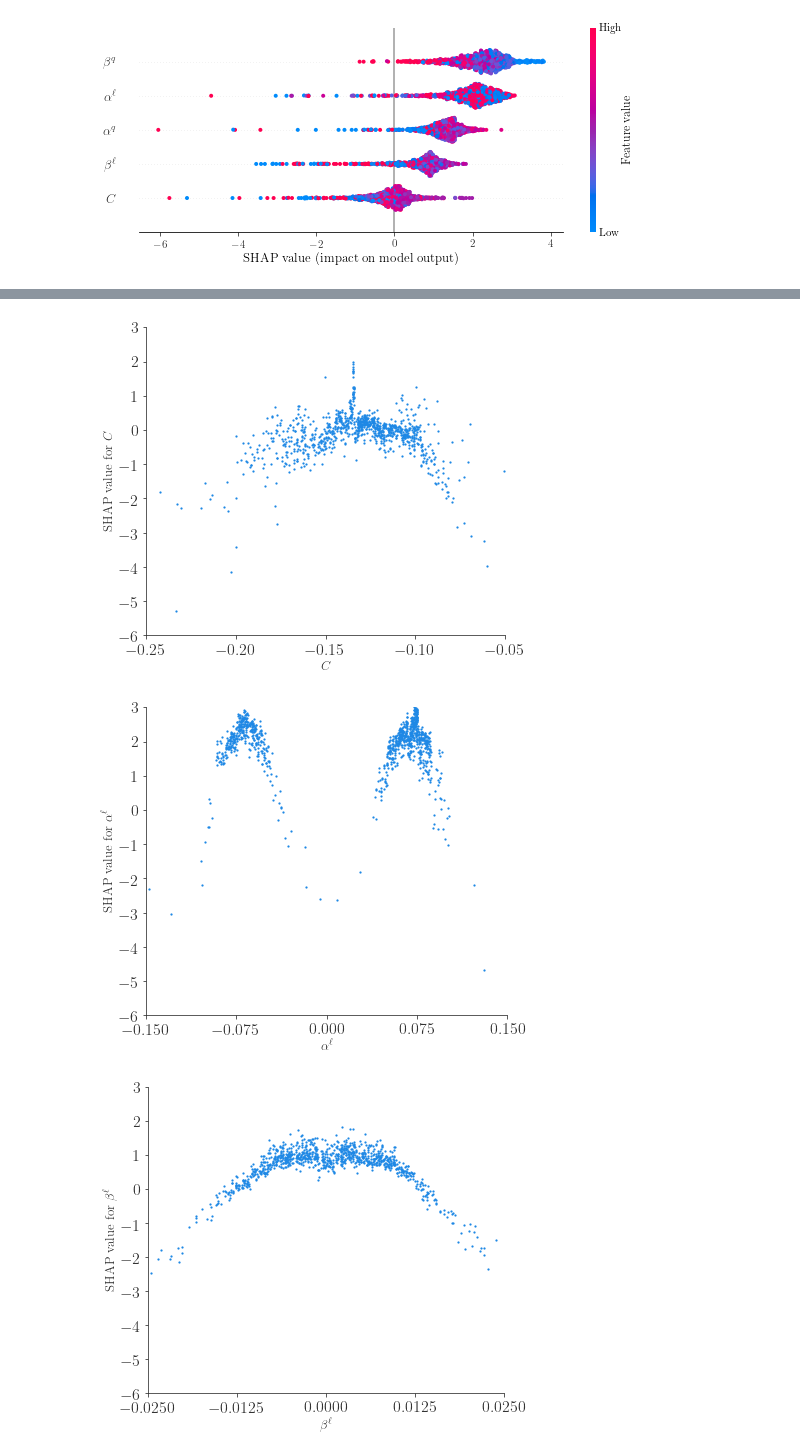
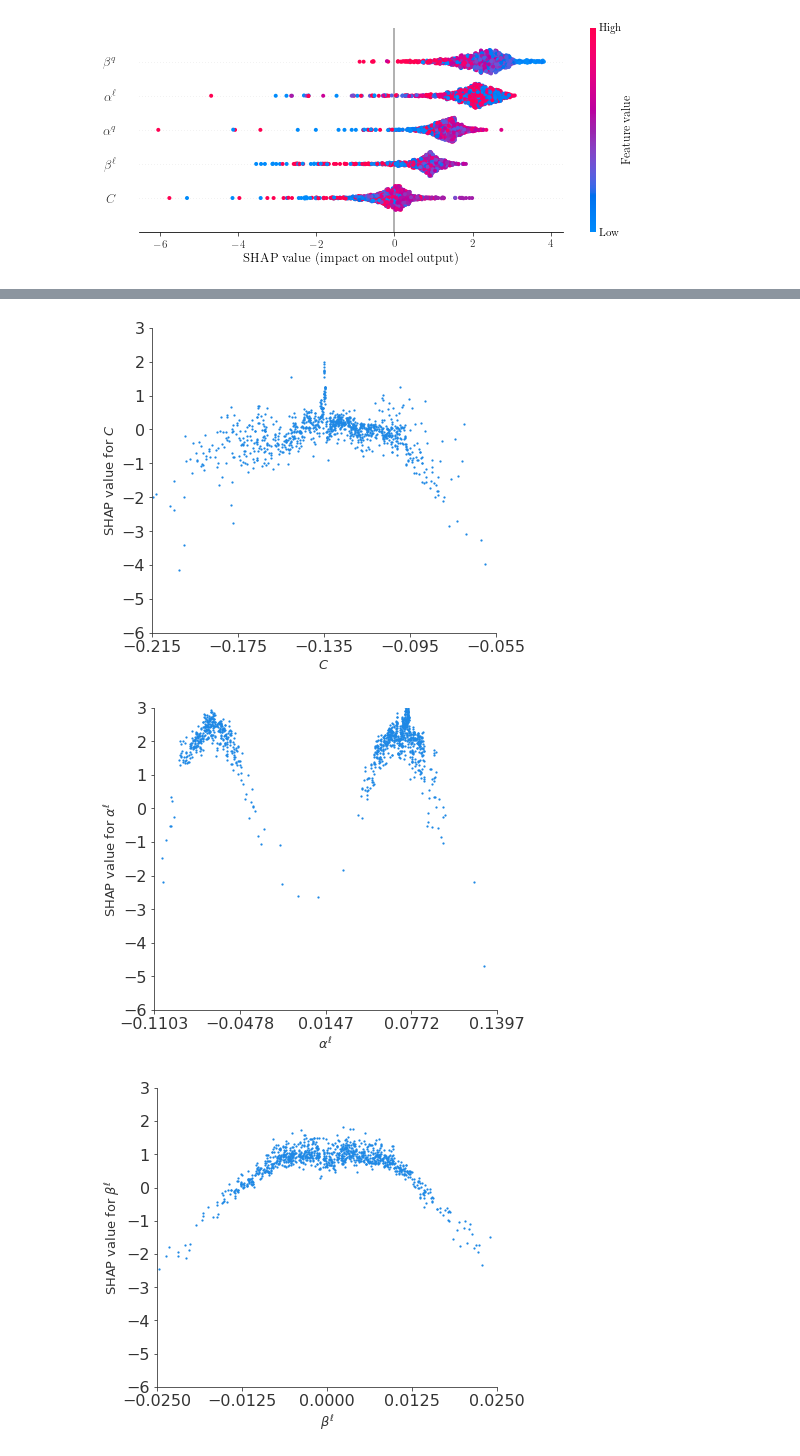
Before and after one commit to Jorge-Alda/SMEFT19-notebooks, a Jupyter notebook: PaperML/05_Training.ipynb, the cells around one changed output, grey strips where cells are left out. Saved outputs shown, nothing was run; the diff lists cells and outputs as text; code cells hidden in the pictures.

Commit message:
plot ranges for SHAP now match those of logL

```diff
--- a/PaperML/05_Training.ipynb
+++ b/PaperML/05_Training.ipynb
@@ -73,24 +73,22 @@ import matplotlib.pyplot as plt
 import numpy as np
 # %%
 names = ['C', 'al', 'bl', 'aq', 'bq']
-minx = [-0.25, -0.15, -0.025, -0.12, 0]
-maxx = [-0.05, 0.15, 0.025, 0.07, 3.5]
-ticks = [np.linspace(minx[i], maxx[i], 5) for i in range(5)]
+ranges = [[-0.08, 0.08], [-0.18, 0.07], [-0.025, 0.025], [-0.07, 0.12], [-0.6,2.8]]
 for i in range(5):
     SMEFT19.ml.SHAP_param('../data/MLmodels/xgb_lh.json', '../data/samples/mlpoints.dat', i, 0)
     ax = plt.gca()
-    ax.set_xticks(ticks[i])
-    plt.xlim([minx[i], maxx[i]])
+    plt.xlim([d['bf'][i]+ranges[i][0], d['bf'][i]+ranges[i][1]])
+    ax.set_xticks(np.linspace(d['bf'][i]+ranges[i][0], d['bf'][i]+ranges[i][1], 5))
     plt.xticks(fontsize=16)
     plt.yticks(fontsize=16)
     plt.tight_layout(pad=0.5)
     plt.savefig(f'../data/plots/SHAP_{names[i]}.pdf')
 # %% [output]
 Setting feature_perturbation = "tree_path_dependent" because no background data was given.
 Setting feature_perturbation = "tree_path_dependent" because no background data was given.
 Setting feature_perturbation = "tree_path_dependent" because no background data was given.
 Setting feature_perturbation = "tree_path_dependent" because no background data was given.
 Setting feature_perturbation = "tree_path_dependent" because no background data was given.
-[figure, old version]
+[figure, new version]
-[figure, old version]
+[figure, new version]
-[figure, old version]
+[figure, new version]
```
Also changed, not shown: parts of 1 cell of this notebook, 5 other files.
